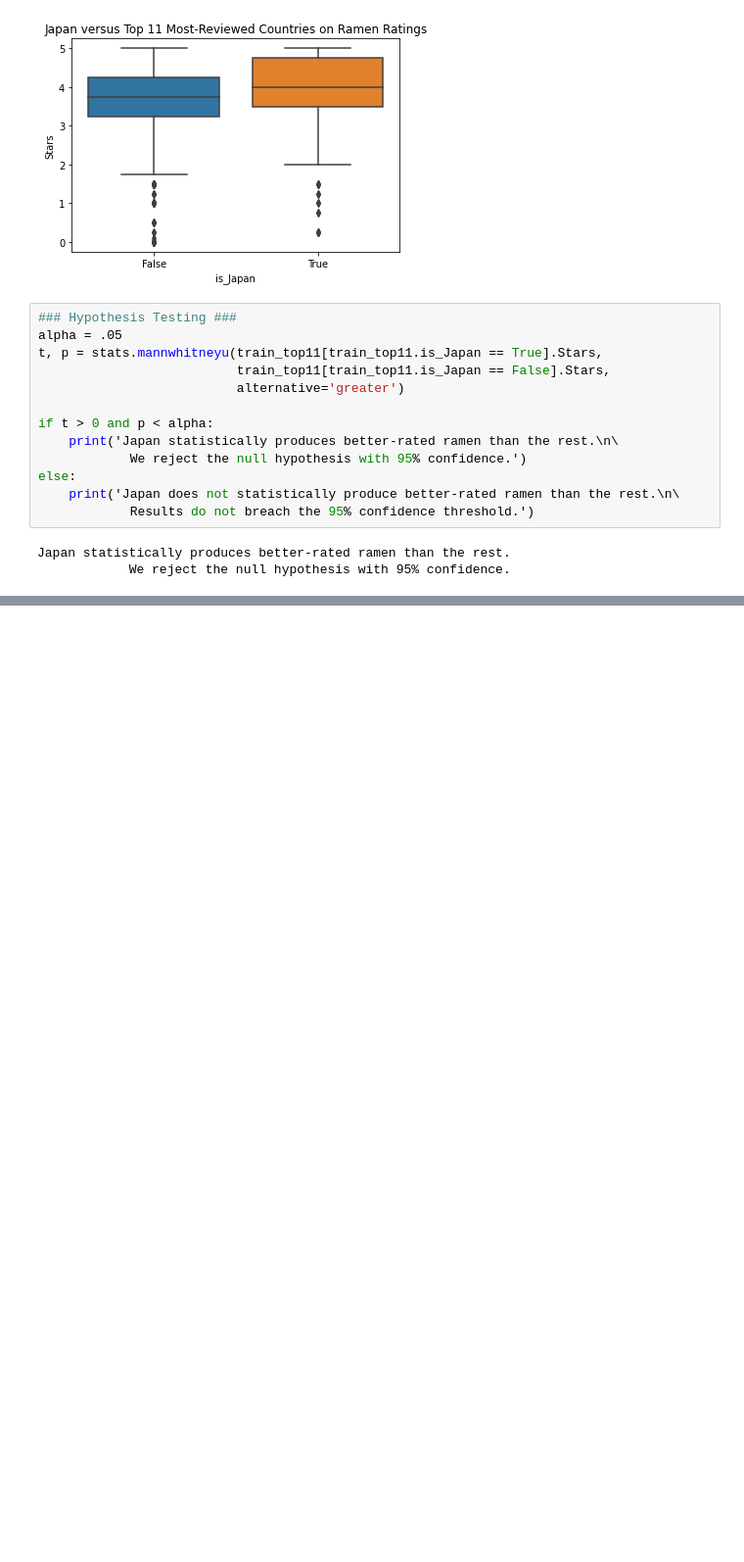
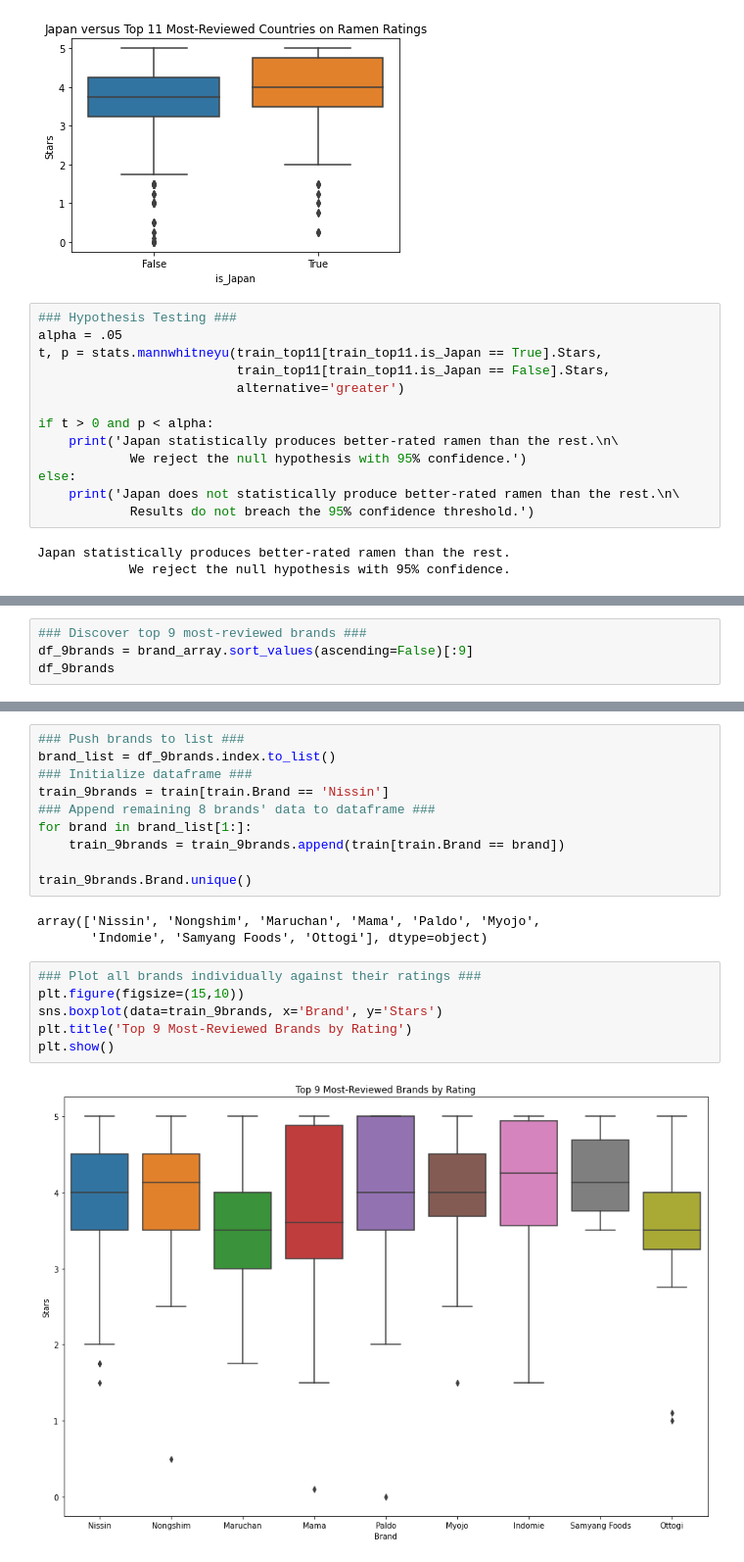
Before and after one commit to JacobPaxton/ramen-classification, a Jupyter notebook: draft_workspace.ipynb, the cells around one changed output, grey strips where cells are left out. Shown at 98% size. Saved outputs shown, nothing was run; the diff lists cells and outputs as text; blank space fills up the shorter version.

```diff
--- a/draft_workspace.ipynb
+++ b/draft_workspace.ipynb
@@ -342,0 +351,4 @@ Japan statistically produces better-rated ramen than the rest.
+# %%
+### Discover top 9 most-reviewed brands ###
+df_9brands = brand_array.sort_values(ascending=False)[:9]
+df_9brands
@@ -342,0 +366,21 @@ Japan statistically produces better-rated ramen than the rest.
+# %%
+### Push brands to list ###
+brand_list = df_9brands.index.to_list()
+### Initialize dataframe ###
+train_9brands = train[train.Brand == 'Nissin']
+### Append remaining 8 brands' data to dataframe ###
+for brand in brand_list[1:]:
+    train_9brands = train_9brands.append(train[train.Brand == brand])
+
+train_9brands.Brand.unique()
+# %% [output]
+array(['Nissin', 'Nongshim', 'Maruchan', 'Mama', 'Paldo', 'Myojo',
+       'Indomie', 'Samyang Foods', 'Ottogi'], dtype=object)
+# %%
+### Plot all brands individually against their ratings ###
+plt.figure(figsize=(15,10))
+sns.boxplot(data=train_9brands, x='Brand', y='Stars')
+plt.title('Top 9 Most-Reviewed Brands by Rating')
+plt.show()
+# %% [output]
+[figure, added]
```
Also changed, not shown: parts of 25 cells of this notebook.
